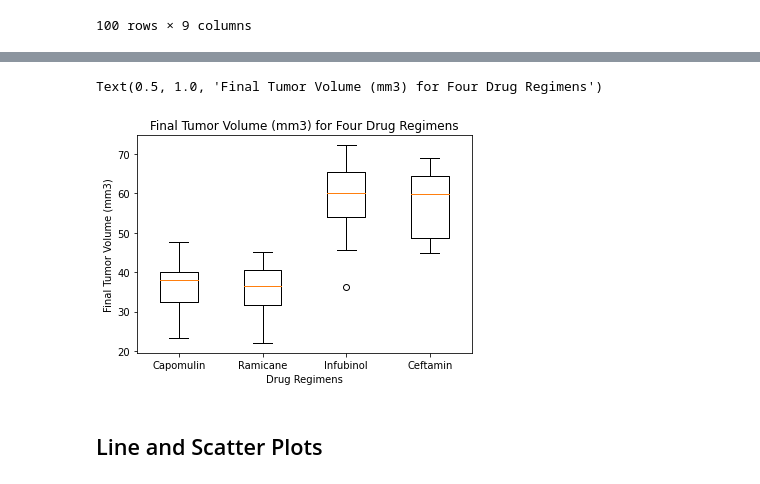
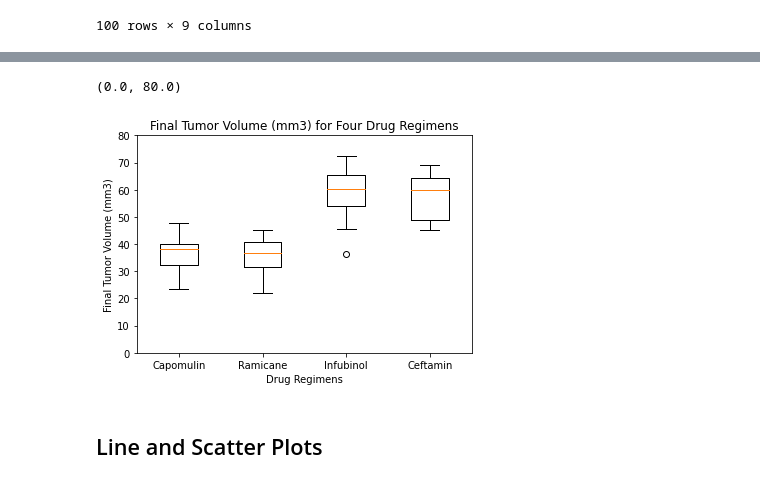
Before and after one commit to jacobdv/mouse-pymaceuticals, a Jupyter notebook: pymaceuticals_starter.ipynb, the cells around one changed output, grey strips where cells are left out. Cells and saved outputs as stored; diff of their text form; code cells hidden in the pictures.

```diff
--- a/pymaceuticals_starter.ipynb
+++ b/pymaceuticals_starter.ipynb
@@ -292,13 +292,14 @@ Values above 73.3 could be outliers.
 # %%
 # Generate a box plot of the final tumor volume of each mouse across four regimens of interest
 xlabels = ['Capomulin','Ramicane','Infubinol','Ceftamin']
 data = [capomulin["Tumor Volume (mm3)"],ramicane["Tumor Volume (mm3)"],infubinol["Tumor Volume (mm3)"],ceftamin["Tumor Volume (mm3)"]]
 plt.boxplot(data, labels=xlabels)
 plt.xlabel("Drug Regimens")
 plt.ylabel("Final Tumor Volume (mm3)")
 plt.title("Final Tumor Volume (mm3) for Four Drug Regimens")
+plt.ylim(0, 80)
 # %% [output]
-Text(0.5, 1.0, 'Final Tumor Volume (mm3) for Four Drug Regimens')
+(0.0, 80.0)
-[figure, old version]
+[figure, new version]
 # %% [markdown]
 ## Line and Scatter Plots
```
Also changed, not shown: parts of 6 cells of this notebook.
